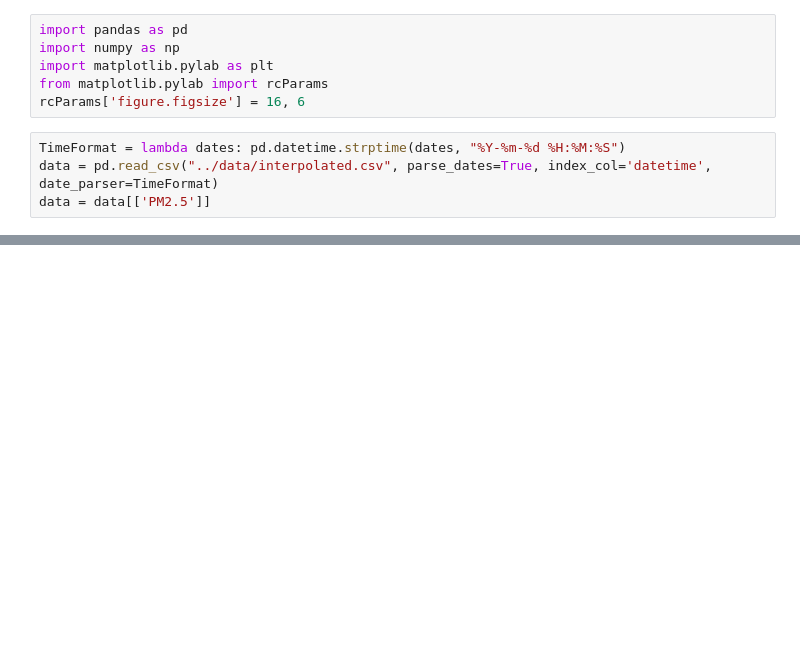
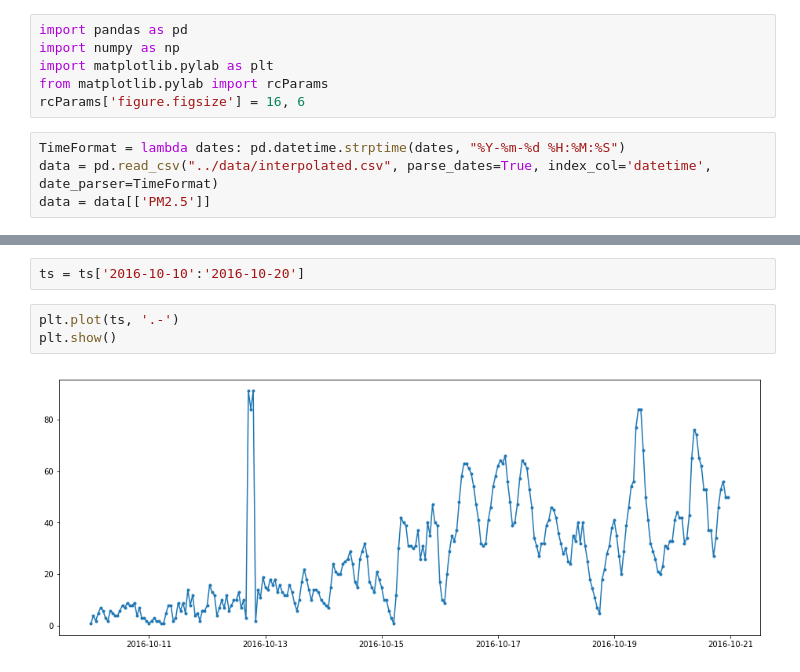
Before and after one commit to qop455/air-polution, a Jupyter notebook: regression/time_series.ipynb, the cells around one changed output, grey strips where cells are left out. Cells and saved outputs as stored; diff of their text form; blank space fills up the shorter version.

```diff
--- a/regression/time_series.ipynb
+++ b/regression/time_series.ipynb
@@ -28,0 +103,7 @@ ts['2016-09-09']
+# %%
+ts = ts['2016-10-10':'2016-10-20']
+# %%
+plt.plot(ts, '.-')
+plt.show()
+# %% [output]
+[figure, added]
```
Also changed, not shown: parts of 31 cells of this notebook.
